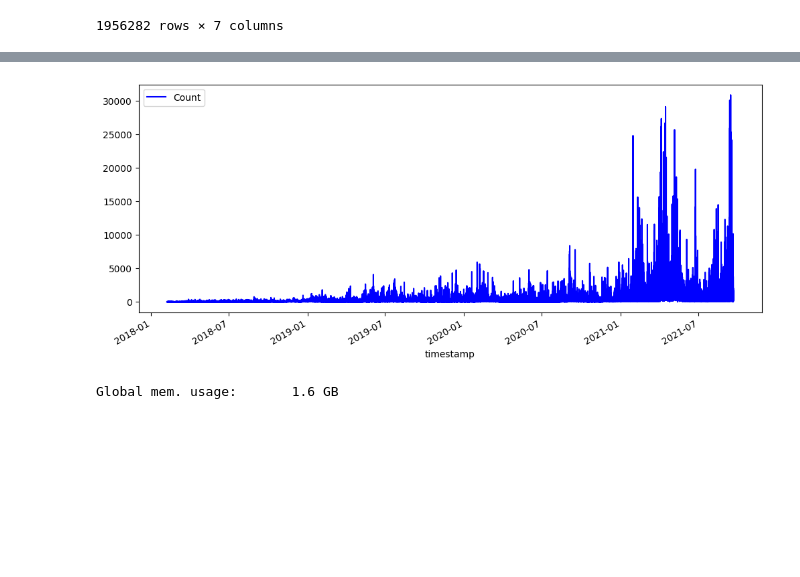
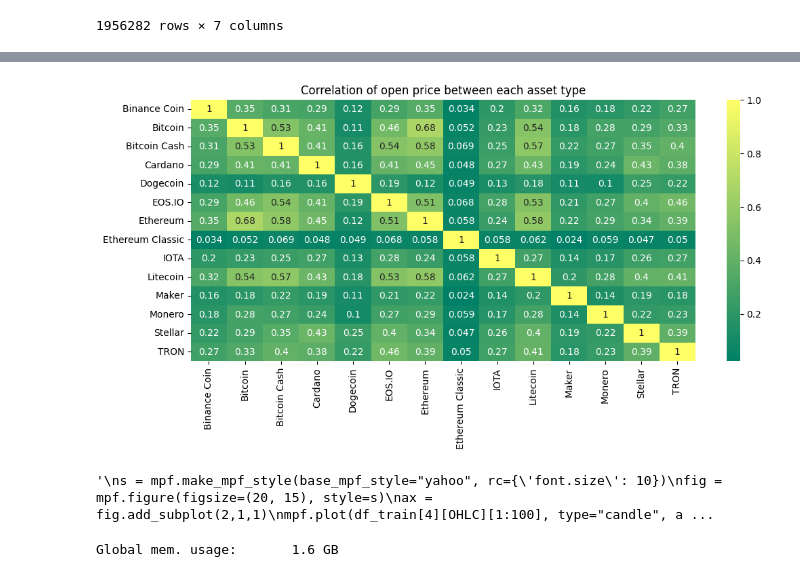
Before and after one commit to lcsrodriguez/cryptotrading, a Jupyter notebook: main.ipynb, the cells around one changed output, grey strips where cells are left out. Cells and saved outputs as stored; diff of their text form; code cells hidden in the pictures; blank space fills up the shorter version.

Commit message:
Adding minor experiments for candlesticks representation

```diff
--- a/main.ipynb
+++ b/main.ipynb
@@ -80,7 +90,10 @@ def get_asset_name(asset_id: int) -> str:
     """
     Function returning the asset name from a given asset id
     """
-    if int(asset_id) not in ASSET_IDs:
-        raise Exception(f"The given asset id is unknown\nPlease use one from: {ASSET_IDs}")
+    if int(asset_id) not in ASSET_IDS:
+        raise Exception(f"The given asset id is unknown\nPlease use one from: {ASSET_IDS}")
 
     return ASSET_DETAILS["Asset_Name"][asset_id]
+# %%
+ASSET_NAMES = [str(get_asset_name(k)) for k in ASSET_IDS]
+ASSET_NAMES
@@ -160,14 +190,27 @@ _ = df_train[get_asset_id("Bitcoin")]["Open"].plot()
+# %%
+# Computing the correlation matrix of a given metric
+X = pd.concat([df_train[k]["Volume"] for k in ASSET_IDS], axis=1)
+X.columns = ASSET_NAMES
+
+# Plot this correlation matrix
+_ = sns.heatmap(X.corr(), annot=True, cmap="summer")
+_ = plt.title("Correlation of open price between each asset type")
+# %% [output]
+[figure, added]
+# %%
+# Plot candlestick representation
+"""
+s = mpf.make_mpf_style(base_mpf_style="yahoo", rc={'font.size': 10})
+fig = mpf.figure(figsize=(20, 15), style=s)
+ax = fig.add_subplot(2,1,1)
+mpf.plot(df_train[4][OHLC][1:100], type="candle", ax=ax)
+_ = plt.title("Candlestick representation for a tiny data sample")
+_ = plt.xlabel("Date/Time")
+"""
+# %% [output]
+'\ns = mpf.make_mpf_style(base_mpf_style="yahoo", rc={\'font.size\': 10})\nfig = mpf.figure(figsize=(20, 15), style=s)\nax = fig.add_subplot(2,1,1)\nmpf.plot(df_train[4][OHLC][1:100], type="candle", a ...
 # %%
-# Declaring the column labels
-OHLC = ["Open", "High", "Low", "Close"]
-OHLCV = OHLC + ["Volume"]
-TRADING_ACTIVITY = ["Count"]
-VWAP = ["VWAP"]
-TARGET = ["Target"]
-
 _ = df_train[get_asset_id("TRON")][TRADING_ACTIVITY].plot()
-# %% [output]
-[figure, removed]
 # %%
 # Checking the sum of the number of rows for each asset id is equal to the number of rows from the original dataset
 # ==> No loss
```
Also changed, not shown: parts of 22 cells of this notebook.
